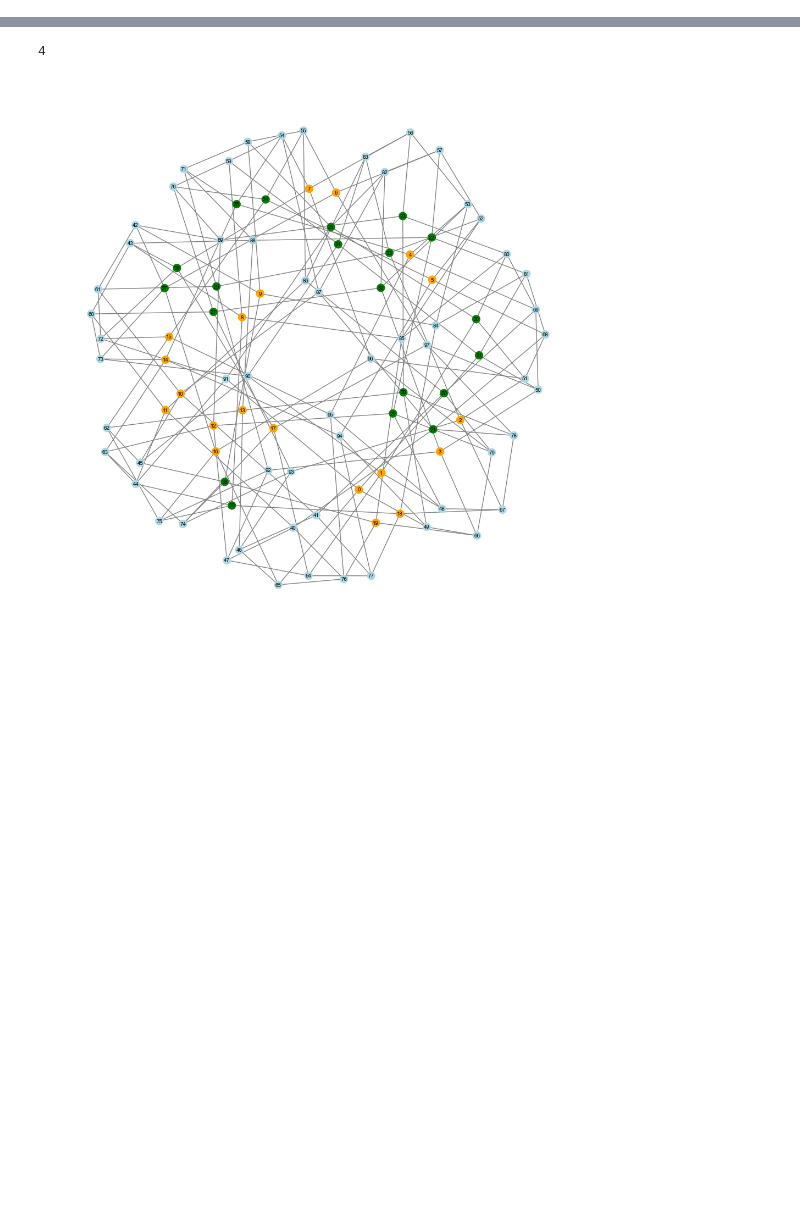
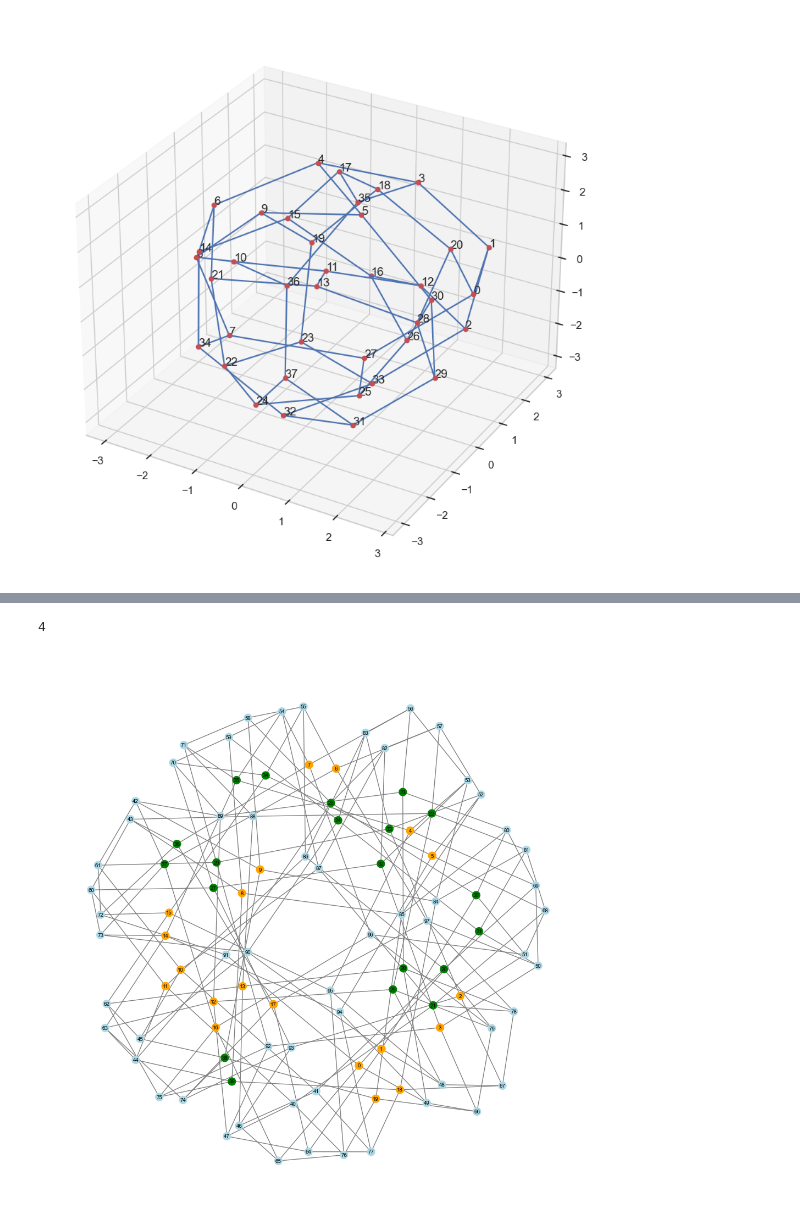
Before and after one commit to larskuhtz/ChainwebSimulations, a Jupyter notebook: Graphs.ipynb, the cells around one changed output, grey strips where cells are left out. Cells and saved outputs as stored; diff of their text form; code cells hidden in the pictures; blank space fills up the shorter version.

```diff
--- a/Graphs.ipynb
+++ b/Graphs.ipynb
@@ -17,0 +44,16 @@ sns.set(style="whitegrid")
+# %%
+def draw_chain_graph_3d(graph, pos):
+    fig = plt.figure()
+    ax = fig.add_subplot(111, projection='3d')
+
+    for node, coordinates in pos.items():
+        x, y, z = coordinates
+        ax.scatter(x, y, z, c='r', marker='o')
+        ax.text(x, y, z, str(node))
+
+    for edge in graph.edges():
+        x_start, y_start, z_start = pos[edge[0]]
+        x_end, y_end, z_end = pos[edge[1]]
+        ax.plot([x_start, x_end], [y_start, y_end], [z_start, z_end], c='b')
+
+    plt.show()
@@ -17,0 +73,6 @@ sns.set(style="whitegrid")
+# %%
+# draw_chain_graph_3d(nd3k4, pos=nx.spring_layout(nd3k4, scale=3, center=(0,0,0), dim=3))
+# draw_chain_graph_3d(nd3k4, pos=nx.fruchterman_reingold_layout(nd3k4, scale=3, center=(0,0,0), dim=3))
+draw_chain_graph_3d(nd3k4, pos=nx.kamada_kawai_layout(nd3k4, scale=3, center=(0,0,0), dim=3))
+# %% [output]
+[figure, added]
```
Also changed, not shown: parts of 15 cells of this notebook.
